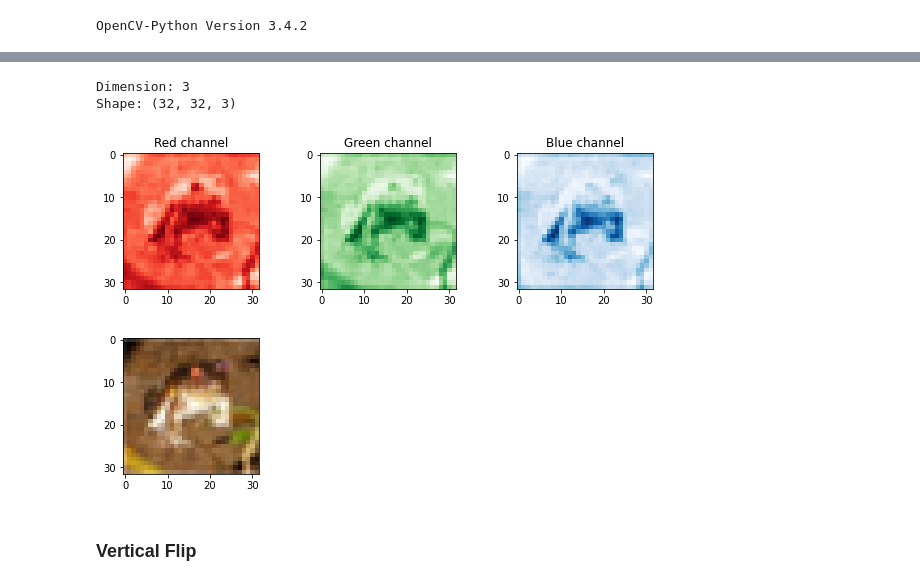
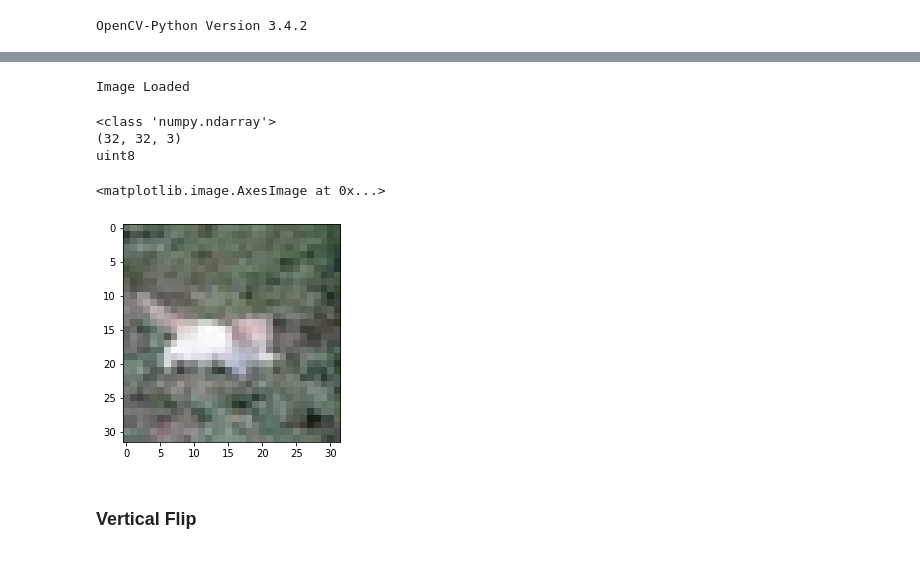
Before and after one commit to bbrown1021/Stats418Repo, a Jupyter notebook: hw3/ExtraCredit.ipynb, the cells around one changed output, grey strips where cells are left out. Drawn from its saved outputs; the diff is of its cells as text; code cells hidden in the pictures.

Commit message:
complete extra credit

```diff
--- a/hw3/ExtraCredit.ipynb
+++ b/hw3/ExtraCredit.ipynb
@@ -77,39 +20,26 @@ Filename: b'leptodactylus_pentadactylus_s_000004.png'
-# %%
-image1 = list(batch_1.values())[2][0] # extract first set of 3072 values
-
-# divide array into 2D arrays for each color
-# divide by 255 because max value for RGB scale
-reds = np.reshape(image1[:1024],(32,32))/255
-greens = np.reshape(image1[1024:2048],(32,32))/255
-blues = np.reshape(image1[2048:],(32,32))/255
-
-# create a 3D array
-image1 = np.dstack((reds,greens,blues))
-print("Dimension:", image1.ndim)
-print("Shape:", image1.shape)
-# %% [output]
-Dimension: 3
-Shape: (32, 32, 3)
-# %%
-plt.figure(figsize=(10,2.5))
-plt.subplot(131)
-plt.gca().set_title('Red channel')
-plt.imshow(reds, cmap='Reds', interpolation='nearest')
-plt.subplot(132)
-plt.gca().set_title('Green channel')
-plt.imshow(greens, cmap='Greens', interpolation='nearest')
-plt.subplot(133)
-plt.gca().set_title('Blue channel')
-plt.imshow(blues, cmap='Blues', interpolation='nearest')
-
-plt.show()
-# %% [output]
-[figure, removed]
-# %%
-plt.figure(figsize=(2.5,2.5))
-plt.imshow(image1, cmap=plt.cm.gray)
-plt.show()
-# %% [output]
-[figure, removed]
+# %%
+# example
+img = cv2.imread('data/cifar10/train/cat/0008.png', cv2.IMREAD_COLOR)
+
+if img is None:
+    print ('Open Error')
+else:
+    print ('Image Loaded')
+# %% [output]
+Image Loaded
+# %%
+# Check the resulting img
+print (type(img))
+print (img.shape)
+print (img.dtype)
+# %% [output]
+<class 'numpy.ndarray'>
+(32, 32, 3)
+uint8
+# %%
+plt.imshow(cv2.cvtColor(img, cv2.COLOR_BGR2RGB))
+# %% [output]
+<matplotlib.image.AxesImage at 0x...>
+[figure, added]
 # %% [markdown]
 ### Vertical Flip
```
Also changed, not shown: parts of 39 cells of this notebook, 1 other file.
